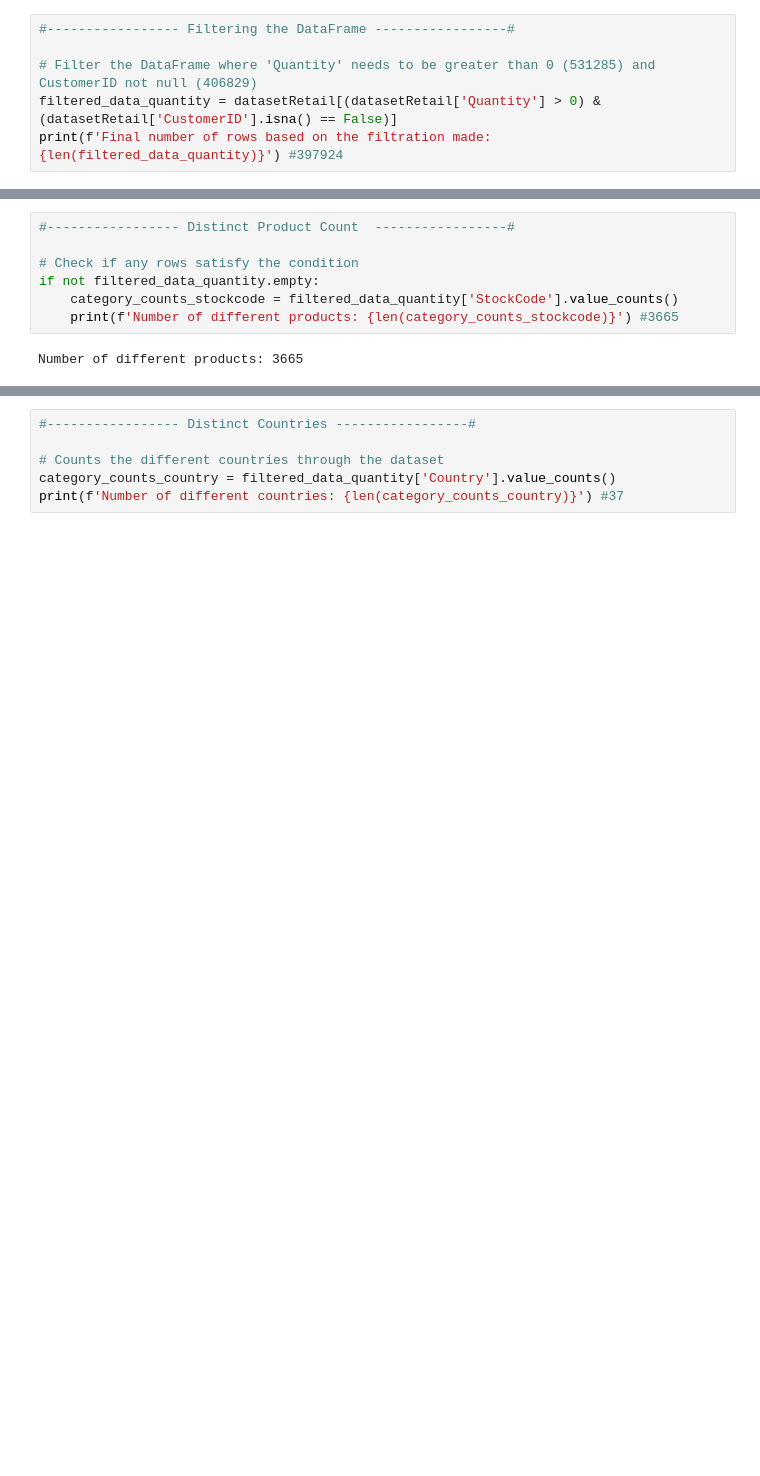
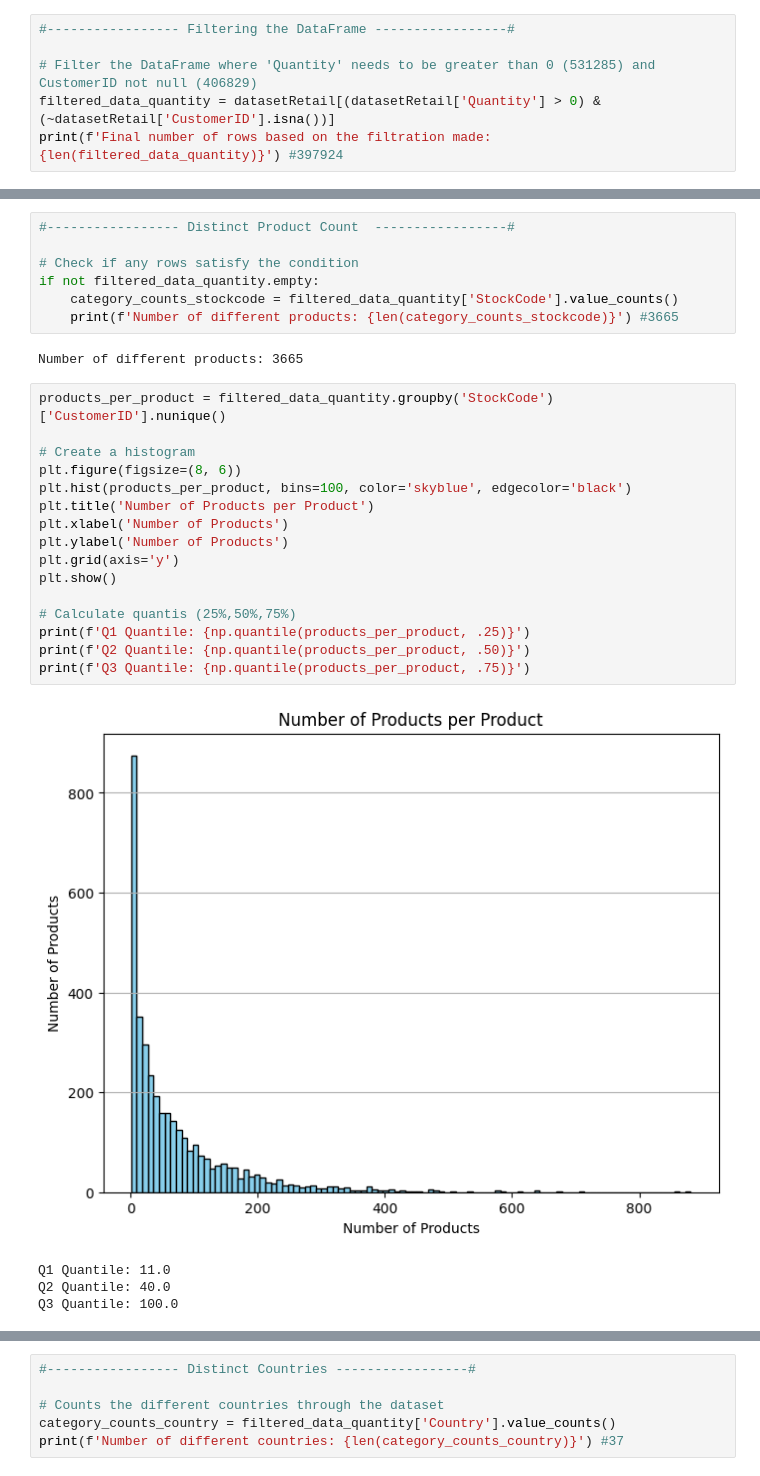
Before and after one commit to DEISI-ULHT-TFC-2023-24/TFC-DEISEI64-E-Commerce, a Jupyter notebook: Queries.ipynb, the cells around one changed output, grey strips where cells are left out. Drawn from its saved outputs; the diff is of its cells as text; blank space fills up the shorter version.

Commit message:
Added Client-Client relation, quantis and corrected some minor problems in code

```diff
--- a/Queries.ipynb
+++ b/Queries.ipynb
@@ -53,7 +67,7 @@ Number of products reimbursed: 10624
 #----------------- Filtering the DataFrame -----------------#
 
 # Filter the DataFrame where 'Quantity' needs to be greater than 0 (531285) and CustomerID not null (406829)
-filtered_data_quantity = datasetRetail[(datasetRetail['Quantity'] > 0) & (datasetRetail['CustomerID'].isna() == False)]
+filtered_data_quantity = datasetRetail[(datasetRetail['Quantity'] > 0) & (~datasetRetail['CustomerID'].isna())]
 print(f'Final number of rows based on the filtration made: {len(filtered_data_quantity)}') #397924
 # %% [output]
 Final number of rows based on the filtration made: 397924
@@ -68,6 +82,27 @@ if not filtered_data_quantity.empty:
     print(f'Number of different products: {len(category_counts_stockcode)}') #3665
 # %% [output]
 Number of different products: 3665
+# %%
+products_per_product = filtered_data_quantity.groupby('StockCode')['CustomerID'].nunique()
+
+# Create a histogram
+plt.figure(figsize=(8, 6))
+plt.hist(products_per_product, bins=100, color='skyblue', edgecolor='black')
+plt.title('Number of Products per Product')
+plt.xlabel('Number of Products')
+plt.ylabel('Number of Products')
+plt.grid(axis='y')
+plt.show()
+
+# Calculate quantis (25%,50%,75%)
+print(f'Q1 Quantile: {np.quantile(products_per_product, .25)}')
+print(f'Q2 Quantile: {np.quantile(products_per_product, .50)}')
+print(f'Q3 Quantile: {np.quantile(products_per_product, .75)}')
+# %% [output]
+[figure, added]
+Q1 Quantile: 11.0
+Q2 Quantile: 40.0
+Q3 Quantile: 100.0
 # %%
 # Count the number of purchases for each product
 buys_per_product = filtered_data_quantity['StockCode'].value_counts()
```
Also changed, not shown: parts of 10 cells of this notebook.
